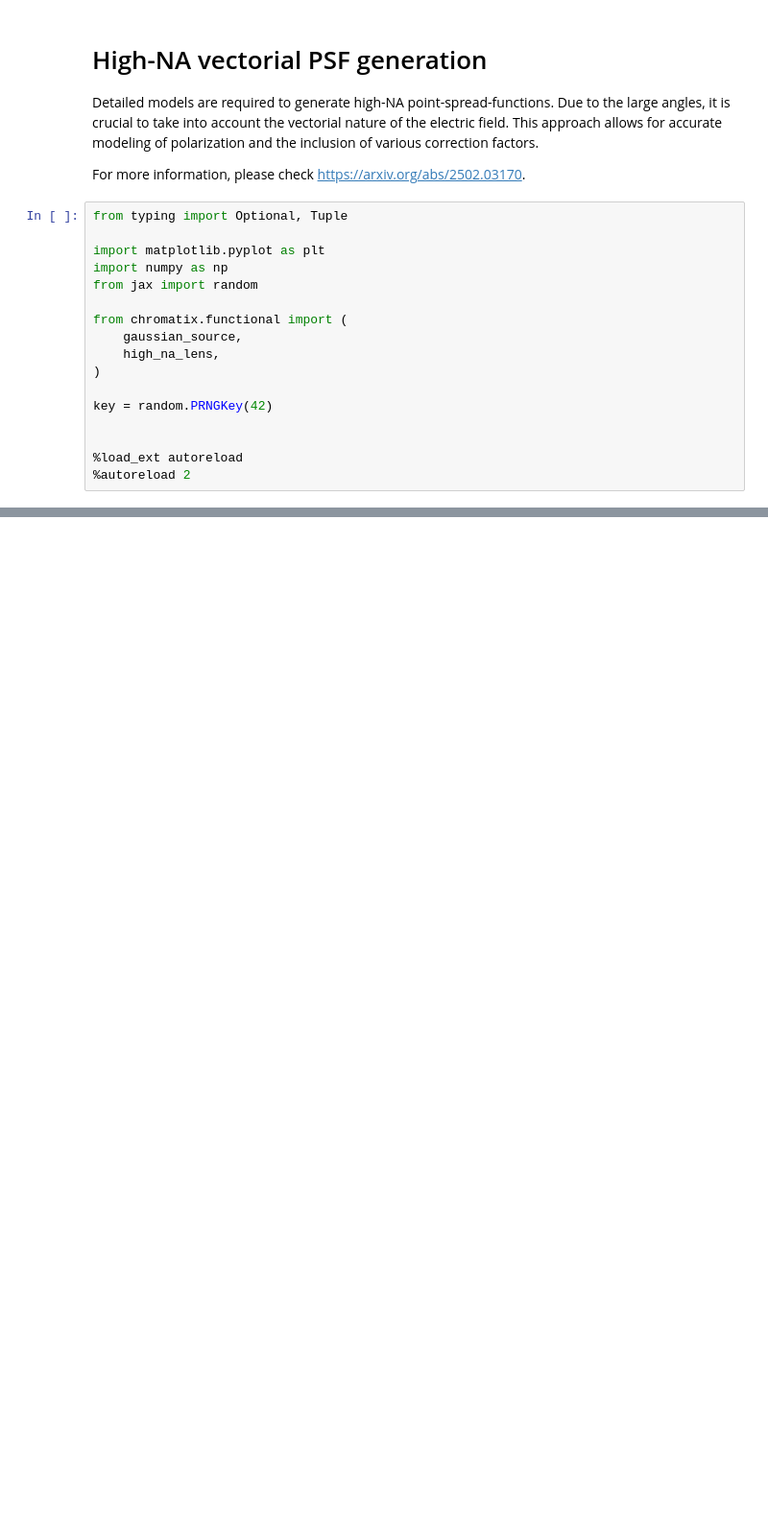
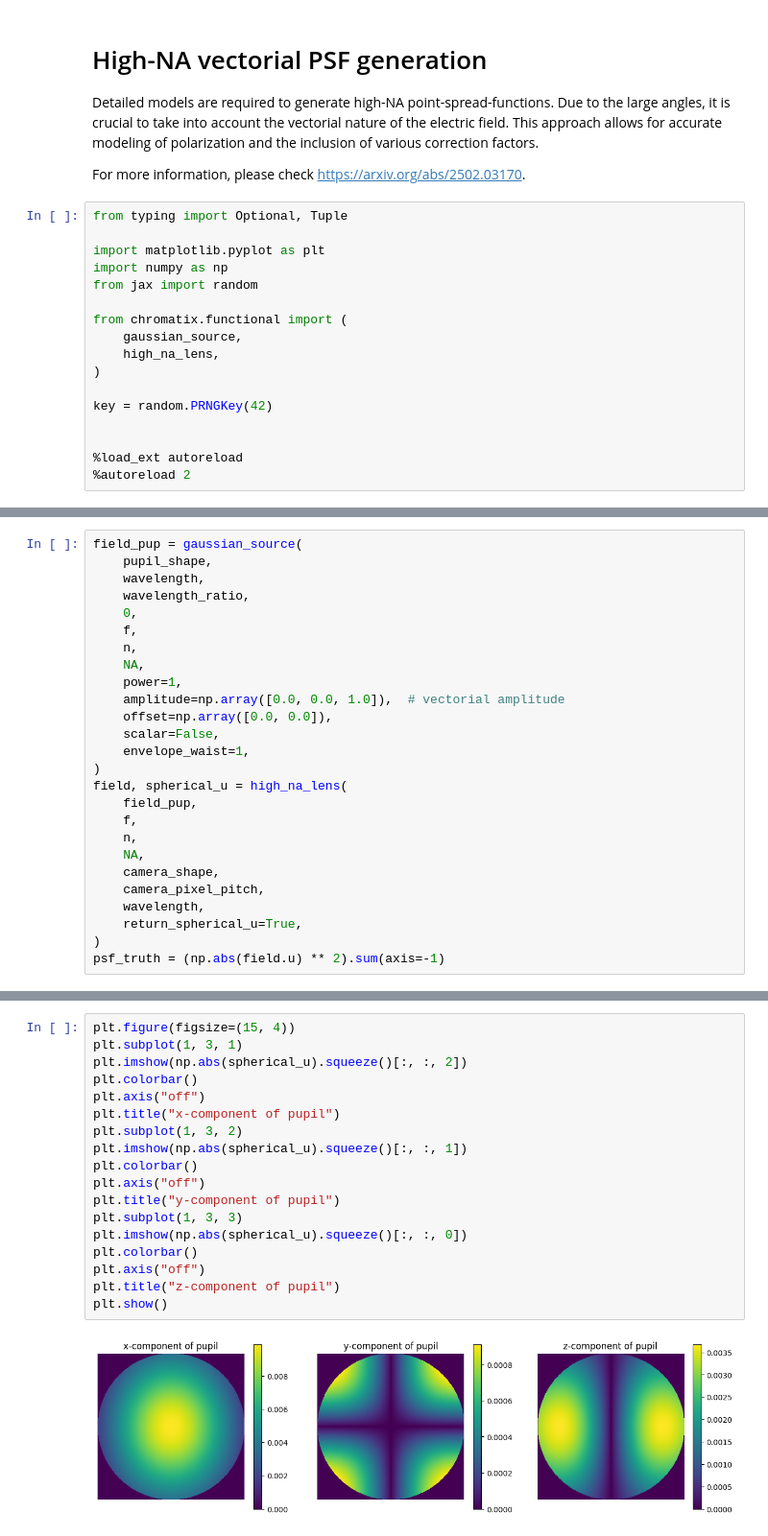
Before and after one commit to chromatix-team/chromatix, a Jupyter notebook: docs/examples/highNA_PSF.ipynb, the cells around one changed output, grey strips where cells are left out. Shown at 96% size. Saved outputs shown, nothing was run; the diff lists cells and outputs as text; blank space fills up the shorter version.

```diff
--- a/docs/examples/highNA_PSF.ipynb
+++ b/docs/examples/highNA_PSF.ipynb
@@ -93,0 +83,26 @@ plt.show()
+# %%
+field_pup = gaussian_source(
+    pupil_shape,
+    wavelength,
+    wavelength_ratio,
+    0,
+    f,
+    n,
+    NA,
+    power=1,
+    amplitude=np.array([0.0, 0.0, 1.0]),  # vectorial amplitude
+    offset=np.array([0.0, 0.0]),
+    scalar=False,
+    envelope_waist=1,
+)
+field, spherical_u = high_na_lens(
+    field_pup,
+    f,
+    n,
+    NA,
+    camera_shape,
+    camera_pixel_pitch,
+    wavelength,
+    return_spherical_u=True,
+)
+psf_truth = (np.abs(field.u) ** 2).sum(axis=-1)
@@ -93,0 +118,20 @@ plt.show()
+# %%
+plt.figure(figsize=(15, 4))
+plt.subplot(1, 3, 1)
+plt.imshow(np.abs(spherical_u).squeeze()[:, :, 2])
+plt.colorbar()
+plt.axis("off")
+plt.title("x-component of pupil")
+plt.subplot(1, 3, 2)
+plt.imshow(np.abs(spherical_u).squeeze()[:, :, 1])
+plt.colorbar()
+plt.axis("off")
+plt.title("y-component of pupil")
+plt.subplot(1, 3, 3)
+plt.imshow(np.abs(spherical_u).squeeze()[:, :, 0])
+plt.colorbar()
+plt.axis("off")
+plt.title("z-component of pupil")
+plt.show()
+# %% [output]
+[figure, added]
```
Also changed, not shown: parts of 7 cells of this notebook, 1 other file.
